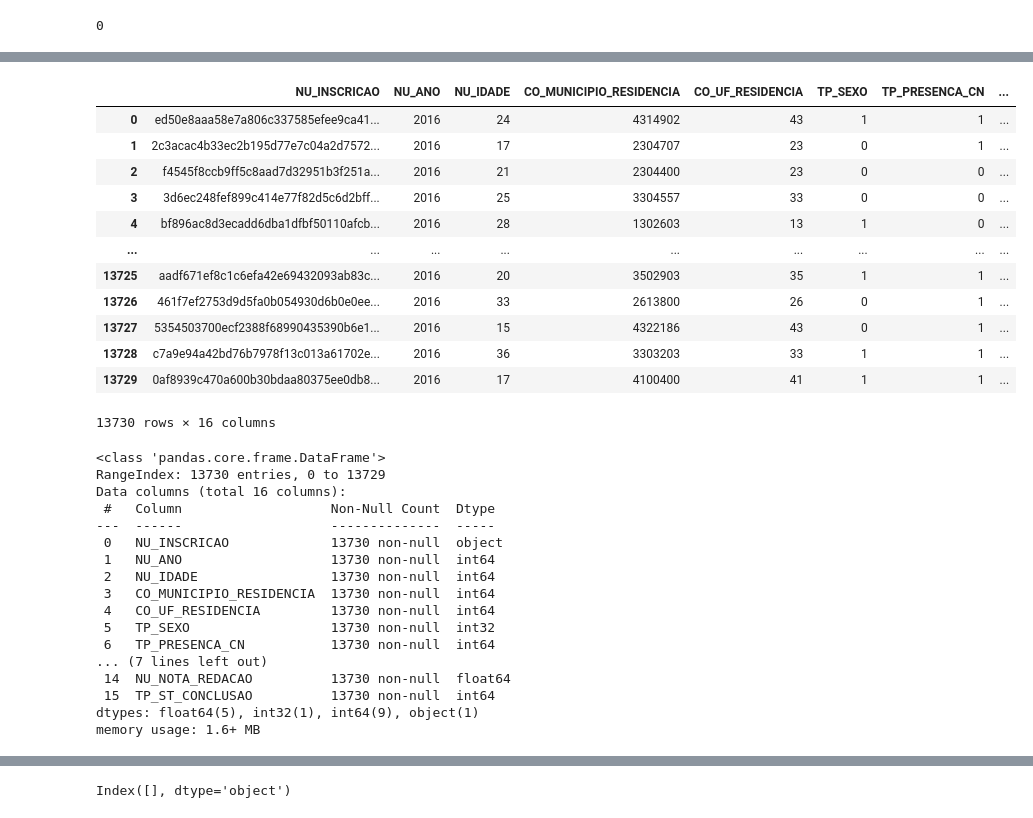
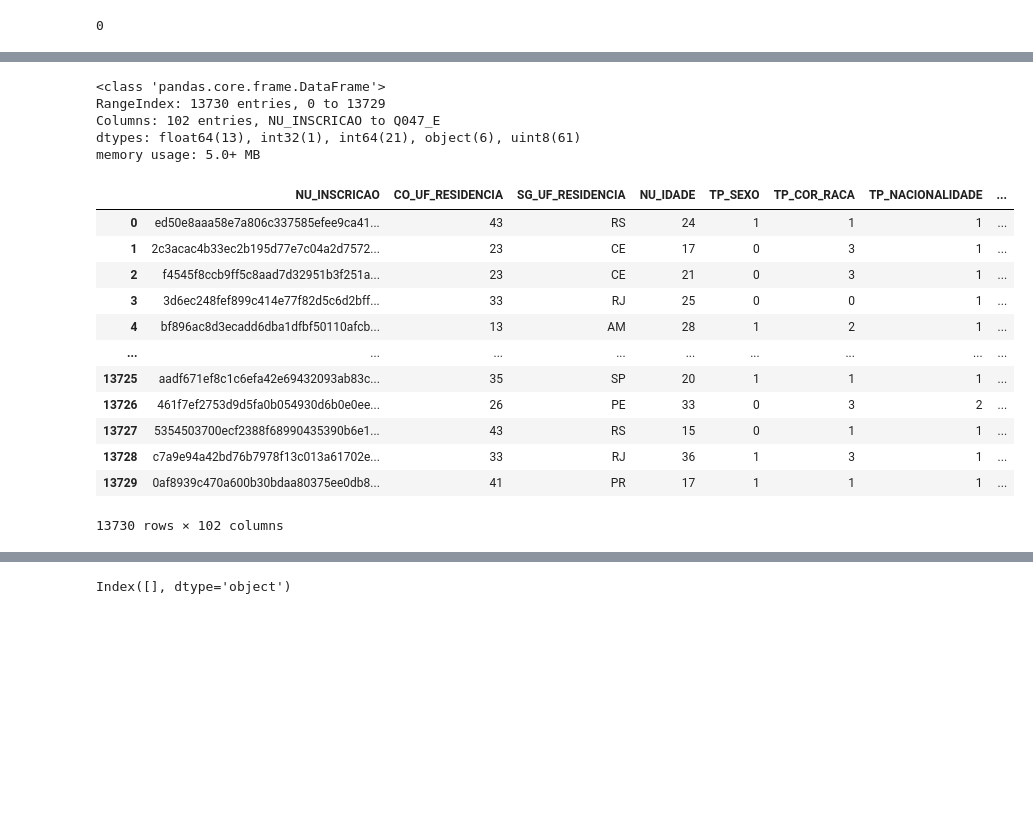
Before and after one commit to DonatoWill/Python, a Jupyter notebook: Desafio-Codenation/previsao-notas-enem-edited.ipynb, the cells around one changed output, grey strips where cells are left out. Drawn from its saved outputs; the diff is of its cells as text; code cells hidden in the pictures; blank space fills up the shorter version.

```diff
--- a/Desafio-Codenation/previsao-notas-enem-edited.ipynb
+++ b/Desafio-Codenation/previsao-notas-enem-edited.ipynb
@@ -42,0 +61,5 @@ train_data.shape
+# %%
+teste_cols = test_data.columns.values
+a = numpy.array(['NU_NOTA_MT', 'TP_PRESENCA_MT'])
+teste_cols = numpy.append( teste_cols , a )
+teste_cols.size
@@ -43 +68,3 @@ train_data.shape
+# %%
+train_data = train_data[teste_cols]
 # %%
@@ -56,5 +80,7 @@ train_data.describe()
 # %%
 train_data['TP_SEXO'] = np.where(train_data['TP_SEXO'] == 'F', 0, 1)
+# %%
+train_data = pd.get_dummies(train_data, columns=train_data.loc[:, 'Q001':'Q047'].columns)
 # %%
 train_data.head()
 # %% [output]
@@ -163,36 +154,24 @@ train_data.NU_NOTA_MT.isna().sum()
+# %%
+train_data.info()
+# %% [output]
+<class 'pandas.core.frame.DataFrame'>
+RangeIndex: 13730 entries, 0 to 13729
+Columns: 102 entries, NU_INSCRICAO to Q047_E
+dtypes: float64(13), int32(1), int64(21), object(6), uint8(61)
+memory usage: 5.0+ MB
 # %%
-train_data[cols]
+train_data
 # %% [output]
-|  | NU_INSCRICAO | NU_ANO | NU_IDADE | CO_MUNICIPIO_RESIDENCIA | CO_UF_RESIDENCIA | TP_SEXO | TP_PRESENCA_CN | ... |
-| 0 | ed50e8aaa58e7a806c337585efee9ca41... | 2016 | 24 | 4314902 | 43 | 1 | 1 | ... |
-| 1 | 2c3acac4b33ec2b195d77e7c04a2d7572... | 2016 | 17 | 2304707 | 23 | 0 | 1 | ... |
-| 2 | f4545f8ccb9ff5c8aad7d32951b3f251a... | 2016 | 21 | 2304400 | 23 | 0 | 0 | ... |
-| 3 | 3d6ec248fef899c414e77f82d5c6d2bff... | 2016 | 25 | 3304557 | 33 | 0 | 0 | ... |
-| 4 | bf896ac8d3ecadd6dba1dfbf50110afcb... | 2016 | 28 | 1302603 | 13 | 1 | 0 | ... |
+|  | NU_INSCRICAO | CO_UF_RESIDENCIA | SG_UF_RESIDENCIA | NU_IDADE | TP_SEXO | TP_COR_RACA | TP_NACIONALIDADE | ... |
+| 0 | ed50e8aaa58e7a806c337585efee9ca41... | 43 | RS | 24 | 1 | 1 | 1 | ... |
+| 1 | 2c3acac4b33ec2b195d77e7c04a2d7572... | 23 | CE | 17 | 0 | 3 | 1 | ... |
+| 2 | f4545f8ccb9ff5c8aad7d32951b3f251a... | 23 | CE | 21 | 0 | 3 | 1 | ... |
+| 3 | 3d6ec248fef899c414e77f82d5c6d2bff... | 33 | RJ | 25 | 0 | 0 | 1 | ... |
+| 4 | bf896ac8d3ecadd6dba1dfbf50110afcb... | 13 | AM | 28 | 1 | 2 | 1 | ... |
 | ... | ... | ... | ... | ... | ... | ... | ... | ... |
-| 13725 | aadf671ef8c1c6efa42e69432093ab83c... | 2016 | 20 | 3502903 | 35 | 1 | 1 | ... |
-| 13726 | 461f7ef2753d9d5fa0b054930d6b0e0ee... | 2016 | 33 | 2613800 | 26 | 0 | 1 | ... |
-| 13727 | 5354503700ecf2388f68990435390b6e1... | 2016 | 15 | 4322186 | 43 | 0 | 1 | ... |
-| 13728 | c7a9e94a42bd76b7978f13c013a61702e... | 2016 | 36 | 3303203 | 33 | 1 | 1 | ... |
-| 13729 | 0af8939c470a600b30bdaa80375ee0db8... | 2016 | 17 | 4100400 | 41 | 1 | 1 | ... |
+| 13725 | aadf671ef8c1c6efa42e69432093ab83c... | 35 | SP | 20 | 1 | 1 | 1 | ... |
+| 13726 | 461f7ef2753d9d5fa0b054930d6b0e0ee... | 26 | PE | 33 | 0 | 3 | 2 | ... |
+| 13727 | 5354503700ecf2388f68990435390b6e1... | 43 | RS | 15 | 0 | 1 | 1 | ... |
+| 13728 | c7a9e94a42bd76b7978f13c013a61702e... | 33 | RJ | 36 | 1 | 3 | 1 | ... |
+| 13729 | 0af8939c470a600b30bdaa80375ee0db8... | 41 | PR | 17 | 1 | 1 | 1 | ... |
-13730 rows × 16 columns
+13730 rows × 102 columns
-# %%
-train_data[cols].info()
-# %% [output]
-<class 'pandas.core.frame.DataFrame'>
-RangeIndex: 13730 entries, 0 to 13729
-Data columns (total 16 columns):
- #   Column                   Non-Null Count  Dtype
----  ------                   --------------  -----
- 0   NU_INSCRICAO             13730 non-null  object
- 1   NU_ANO                   13730 non-null  int64
- 2   NU_IDADE                 13730 non-null  int64
- 3   CO_MUNICIPIO_RESIDENCIA  13730 non-null  int64
- 4   CO_UF_RESIDENCIA         13730 non-null  int64
- 5   TP_SEXO                  13730 non-null  int32
- 6   TP_PRESENCA_CN           13730 non-null  int64
-... (7 lines left out)
- 14  NU_NOTA_REDACAO          13730 non-null  float64
- 15  TP_ST_CONCLUSAO          13730 non-null  int64
-dtypes: float64(5), int32(1), int64(9), object(1)
-memory usage: 1.6+ MB
```
Also changed, not shown: parts of 115 cells of this notebook, 26 other files.
